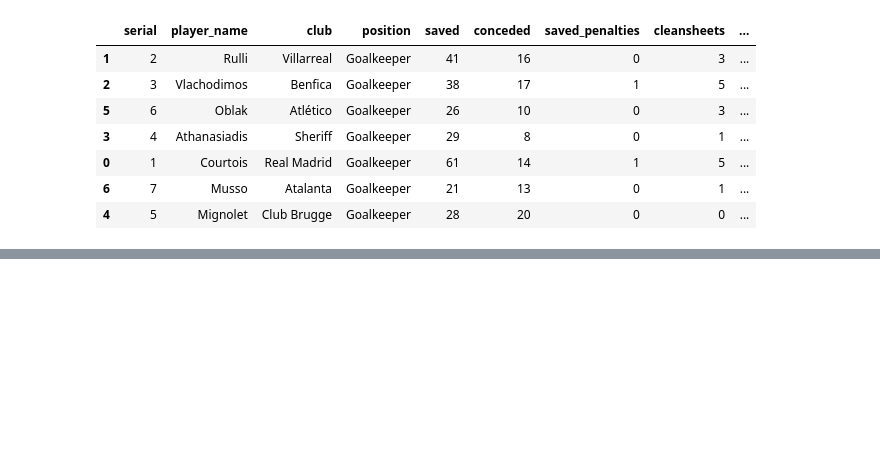
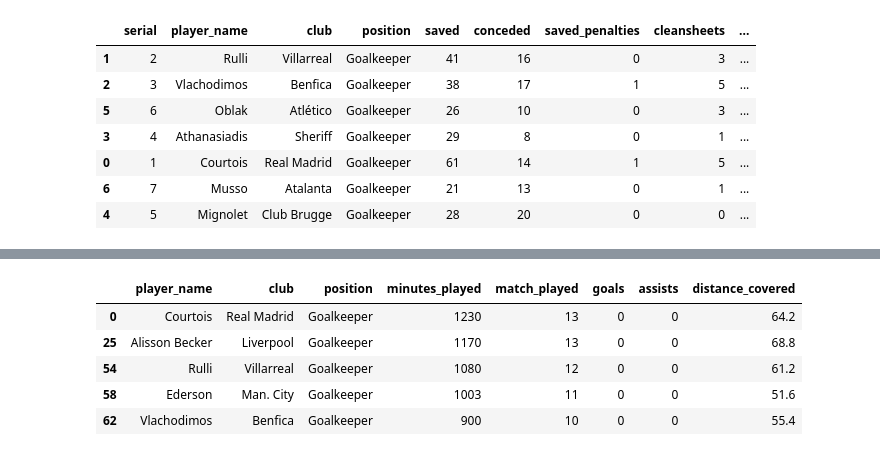
Before and after one commit to AsNott2000/Data-Analyisis-in-Football, a Jupyter notebook: UCL 21-22 analysis/best_goalkeepers.ipynb, the cells around one changed output, grey strips where cells are left out. Saved outputs shown, nothing was run; the diff lists cells and outputs as text; code cells hidden in the pictures; blank space fills up the shorter version.

```diff
--- a/UCL 21-22 analysis/best_goalkeepers.ipynb
+++ b/UCL 21-22 analysis/best_goalkeepers.ipynb
@@ -61,0 +95,10 @@ df1.sort_values(by=['punches_save_ratio(%)'], ascending=False)
+# %%
+df_keystatsGK = df_keystats[df_keystats["position"] == "Goalkeeper"]
+df_keystatsGK.head()
+# %% [output]
+|  | player_name | club | position | minutes_played | match_played | goals | assists | distance_covered |
+| 0 | Courtois | Real Madrid | Goalkeeper | 1230 | 13 | 0 | 0 | 64.2 |
+| 25 | Alisson Becker | Liverpool | Goalkeeper | 1170 | 13 | 0 | 0 | 68.8 |
+| 54 | Rulli | Villarreal | Goalkeeper | 1080 | 12 | 0 | 0 | 61.2 |
+| 58 | Ederson | Man. City | Goalkeeper | 1003 | 11 | 0 | 0 | 51.6 |
+| 62 | Vlachodimos | Benfica | Goalkeeper | 900 | 10 | 0 | 0 | 55.4 |
```
Also changed, not shown: parts of 15 cells of this notebook.
